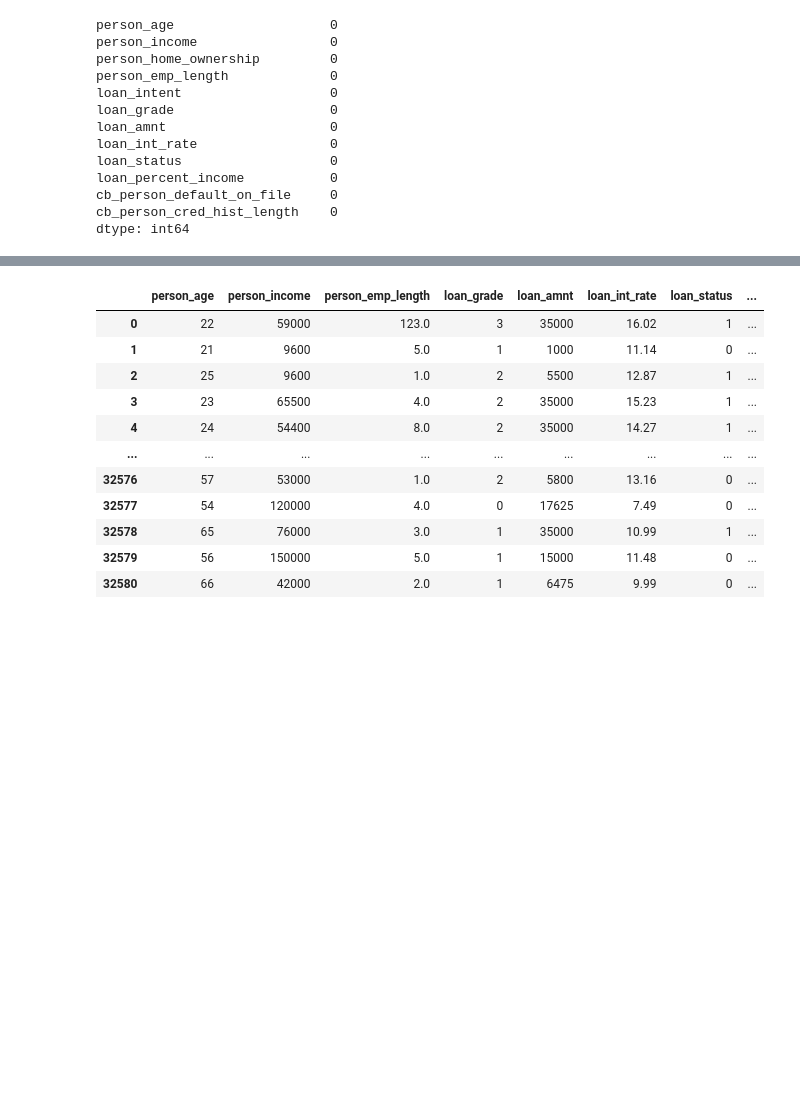
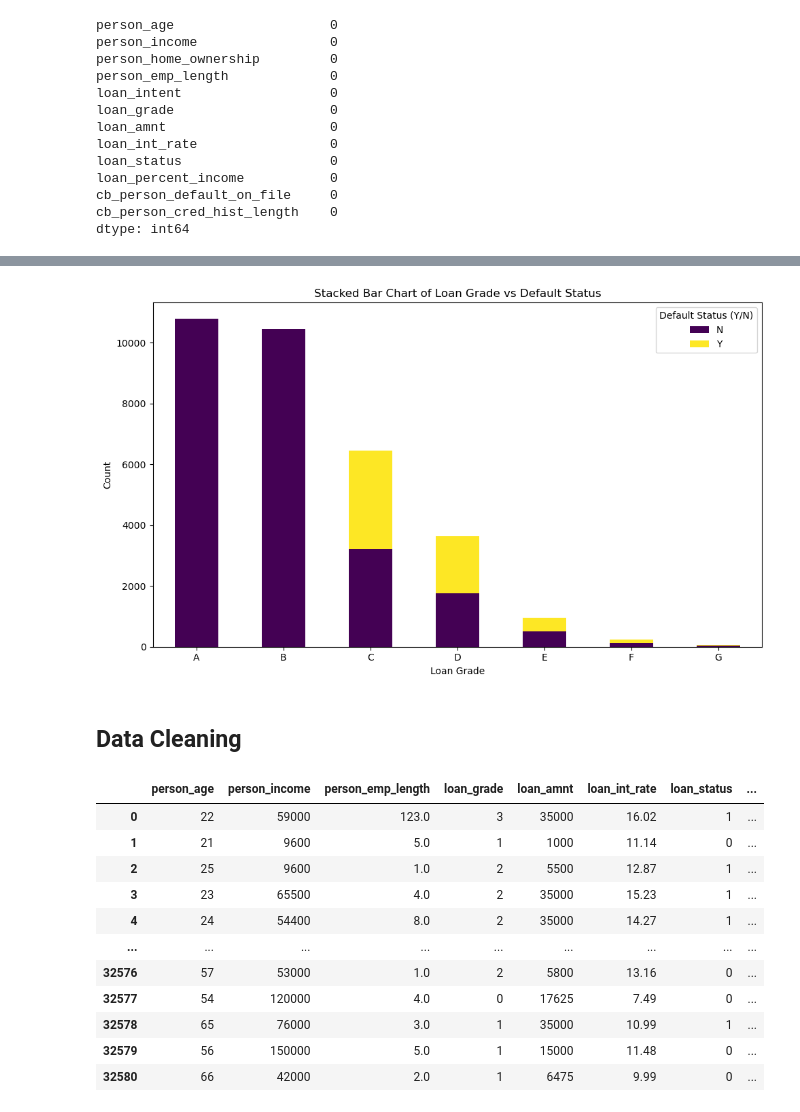
Before and after one commit to Lindelani82/Credit-Risk-Project, a Jupyter notebook: Untitled-1.ipynb, the cells around one changed output, grey strips where cells are left out. Cells and saved outputs as stored; diff of their text form; code cells hidden in the pictures; blank space fills up the shorter version.

```diff
--- a/Untitled-1.ipynb
+++ b/Untitled-1.ipynb
@@ -117,3 +166,24 @@ dtype: int64
+# %%
+
+
+# Assuming new_data is already loaded with the relevant columns
+
+# Create a contingency table for loan_grade and cb_person_default_on_file
+contingency_table = pd.crosstab(new_data['loan_grade'], new_data['cb_person_default_on_file'])
+
+# Plot the stacked bar chart
+contingency_table.plot(kind='bar', stacked=True, figsize=(10, 6), colormap='viridis')
+plt.title("Stacked Bar Chart of Loan Grade vs Default Status")
+plt.xlabel("Loan Grade")
+plt.ylabel("Count")
+plt.legend(title="Default Status (Y/N)")
+plt.xticks(rotation=0)
+plt.tight_layout()
+plt.show()
+# %% [output]
+[figure, added]
+# %% [markdown]
+## Data Cleaning
 # %%
 import pandas as pd
 from sklearn.preprocessing import LabelEncoder
```
Also changed, not shown: parts of 14 cells of this notebook.
